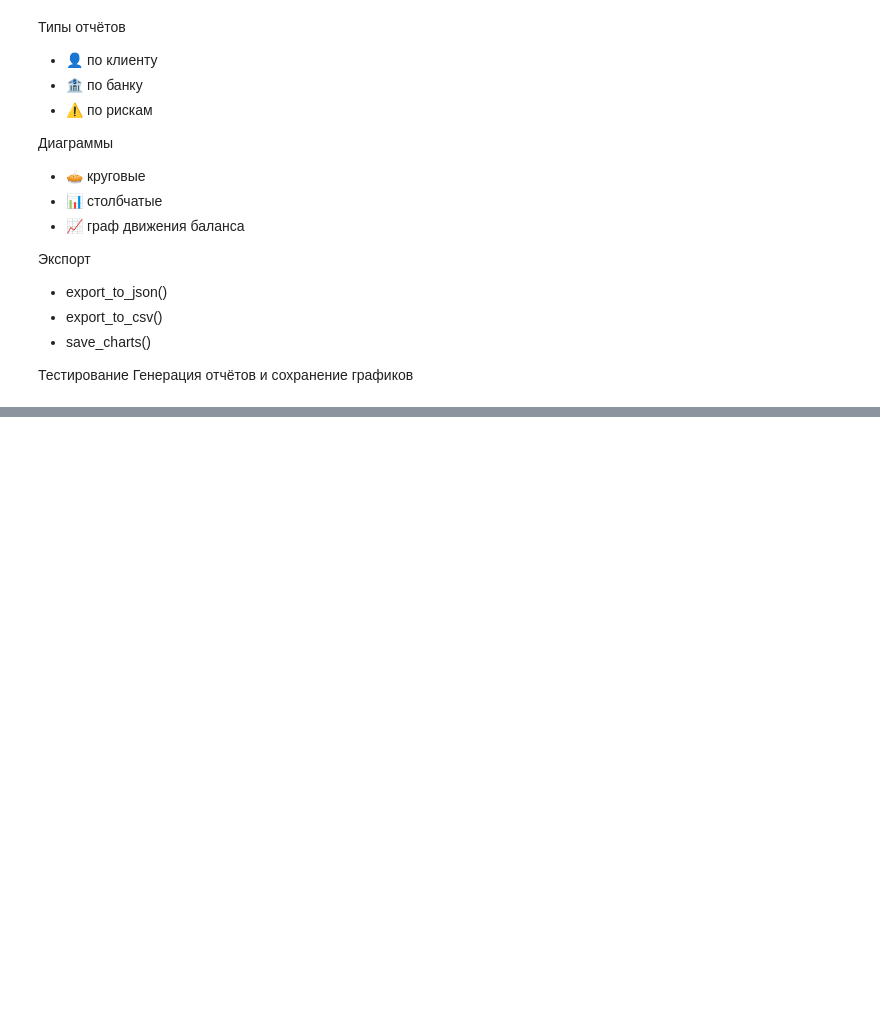
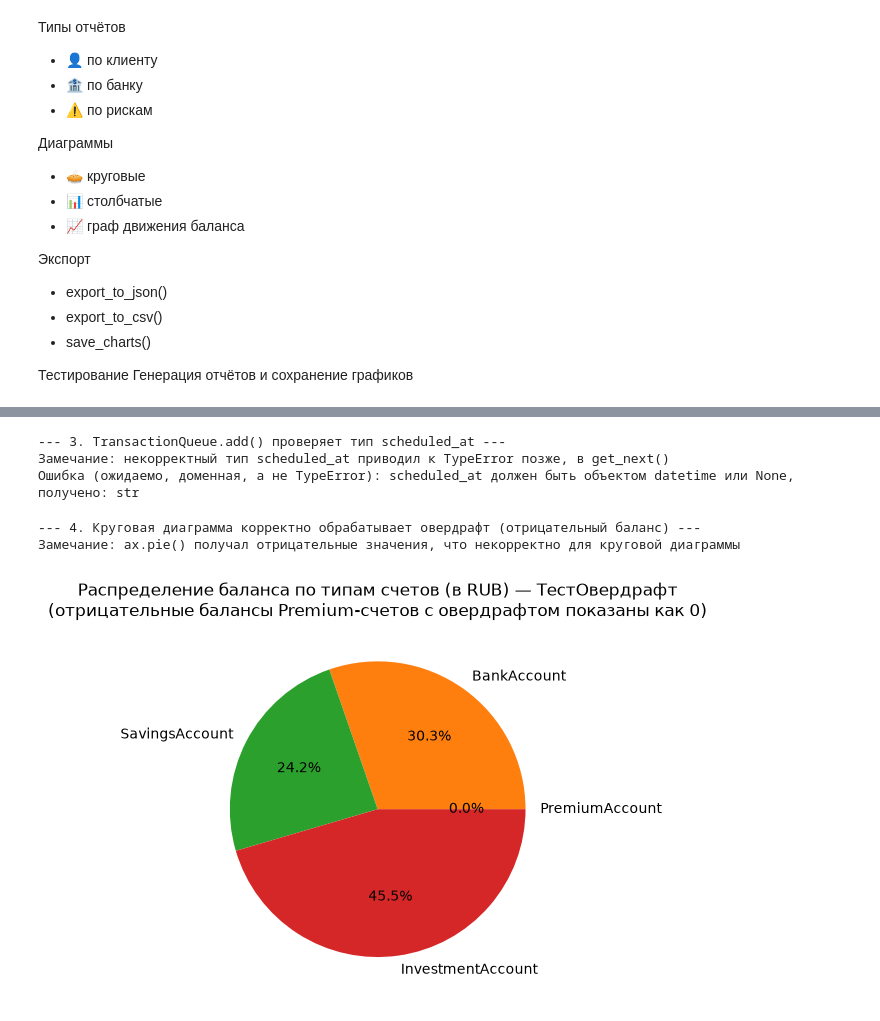
Before and after one commit to NadezdaKir/part_1, a Jupyter notebook: bank_accounts.ipynb, the cells around one changed output, grey strips where cells are left out. Drawn from its saved outputs; the diff is of its cells as text; code cells hidden in the pictures; blank space fills up the shorter version.

```diff
--- a/bank_accounts.ipynb
+++ b/bank_accounts.ipynb
@@ -1080,6 +1081,8 @@ class TransactionQueue:
             raise InvalidOperationError(f"Ожидался объект Transaction, получено: {type(transaction).__name__}")
         if not isinstance(priority, (int, float)):
             raise InvalidOperationError(f"priority должен быть числом, получено: {type(priority).__name__}")
+        if scheduled_at is not None and not isinstance(scheduled_at, datetime):
+            raise InvalidOperationError(f"scheduled_at должен быть объектом datetime или None, получено: {type(scheduled_at).__name__}")
         if transaction.status not in ["pending", "failed"]:
             raise InvalidOperationError(f"Нельзя добавить в очередь транзакцию со статусом: {transaction.status}")
         if any(item["transaction"].transaction_id == transaction.transaction_id for item in self.queue):
@@ -1179,6 +1182,7 @@ class RiskAnalyzer:
     def __init__(self):
         self.transaction_history = []   # список обработанных Transaction для анализа паттернов
         self.known_pairs = set()        # пары (sender_account_id, receiver_account_id), которые уже переводили раньше
+        self._recorded_ids = set()      # transaction_id, уже учтённые в истории (защита от дублей при ретраях)
 
     def analyze(self, transaction):
         if not isinstance(transaction, Transaction):
@@ -1225,11 +1229,16 @@ class RiskAnalyzer:
         else:
             risk_level = "low"
 
-        self.transaction_history.append(transaction)
-        if transaction.sender_account_id and transaction.receiver_account_id:
-            self.known_pairs.add(pair)
+        # записываем транзакцию в историю только один раз, даже если analyze()
+        # вызовут повторно для той же транзакции (например, при ретраях)
+        if transaction.transaction_id not in self._recorded_ids:
+            self.transaction_history.append(transaction)
+            self._recorded_ids.add(transaction.transaction_id)
+            if transaction.sender_account_id and transaction.receiver_account_id:
+                self.known_pairs.add(pair)
 
         return {"risk_level": risk_level, "risk_score": risk_score, "reasons": reasons}
+
     def get_suspicious_operations(self, min_risk_level="medium"):
         levels_order = {"low": 0, "medium": 1, "high": 2}
         if min_risk_level not in levels_order:
@@ -2085,17 +2280,27 @@ class ReportBuilder:
 
     def pie_chart_accounts_by_type(self, save_path=None):
         type_totals = {}
+        has_negative = False
         for account in self.bank.accounts.values():
             acc_type = type(account).__name__
             balance_in_rub = self.bank.convert_currency(account._balance, account.currency, "RUB")
+            if balance_in_rub < 0:
+                has_negative = True
+                balance_in_rub = 0  # для круговой диаграммы отрицательный баланс визуально не имеет смысла как "доля"
             type_totals[acc_type] = type_totals.get(acc_type, 0) + balance_in_rub
 
         labels = list(type_totals.keys())
         sizes = list(type_totals.values())
 
+        if sum(sizes) == 0:
+            raise InvalidOperationError("Невозможно построить круговую диаграмму: суммарный баланс всех счетов равен нулю или отрицателен")
+
         fig, ax = plt.subplots()
         ax.pie(sizes, labels=labels, autopct="%1.1f%%")
-        ax.set_title(f"Распределение баланса по типам счетов (в RUB) — {self.bank.name}")
+        title = f"Распределение баланса по типам счетов (в RUB) — {self.bank.name}"
+        if has_negative:
+            title += "\n(отрицательные балансы Premium-счетов с овердрафтом показаны как 0)"
+        ax.set_title(title)
         plt.show()
 
         if save_path:
@@ -2279,0 +2602,37 @@ print(f"commission в транзакции: {result_premium.commission}")
+# %%
+print("\n--- 3. TransactionQueue.add() проверяет тип scheduled_at ---")
+print("Замечание: некорректный тип scheduled_at приводил к TypeError позже, в get_next()")
+
+queue_type_test = TransactionQueue()
+t_type_test = Transaction("accA", "accB", 100.0, "RUB")
+try:
+    queue_type_test.add(t_type_test, priority=1, scheduled_at="завтра")
+except InvalidOperationError as e:
+    print(f"Ошибка (ожидаемо, доменная, а не TypeError): {e}")
+# %% [output]
+--- 3. TransactionQueue.add() проверяет тип scheduled_at ---
+Замечание: некорректный тип scheduled_at приводил к TypeError позже, в get_next()
+Ошибка (ожидаемо, доменная, а не TypeError): scheduled_at должен быть объектом datetime или None, получено: str
+# %%
+print("\n--- 4. Круговая диаграмма корректно обрабатывает овердрафт (отрицательный баланс) ---")
+print("Замечание: ax.pie() получал отрицательные значения, что некорректно для круговой диаграммы")
+
+bank_negative_test = Bank("ТестОвердрафт")
+client_negative_test = Client("Овердрафт Клиент", "OV01", 25, "+70000000000")
+bank_negative_test.add_client(client_negative_test, "pass")
+
+# Premium-счёт уходит в овердрафт — для диаграммы должен превратиться в 0, а не сломать её
+acc_premium_negative = bank_negative_test.open_account("OV01", account_type="premium", _balance=100.0, status="active", overdraft_limit=500.0, transaction_fee=10.0)
+acc_premium_negative._balance = -200.0
+
+# добавляем ещё три типа счетов с положительными балансами, чтобы диаграмма была наглядной
+acc_basic_positive = bank_negative_test.open_account("OV01", account_type="basic", _balance=1000.0, status="active")
+acc_savings_positive = bank_negative_test.open_account("OV01", account_type="savings", _balance=800.0, status="active", min_balance=50.0, interest_rate=0.02)
+acc_investment_positive = bank_negative_test.open_account("OV01", account_type="investment", _balance=1500.0, status="active", portfolio={"stocks": 500, "bonds": 300})
+
+report_negative_test = ReportBuilder(bank_negative_test)
+report_negative_test.pie_chart_accounts_by_type();
+# %% [output]
+--- 4. Круговая диаграмма корректно обрабатывает овердрафт (отрицательный баланс) ---
+Замечание: ax.pie() получал отрицательные значения, что некорректно для круговой диаграммы
+[figure, added]
```
Also changed, not shown: parts of 37 cells of this notebook.
